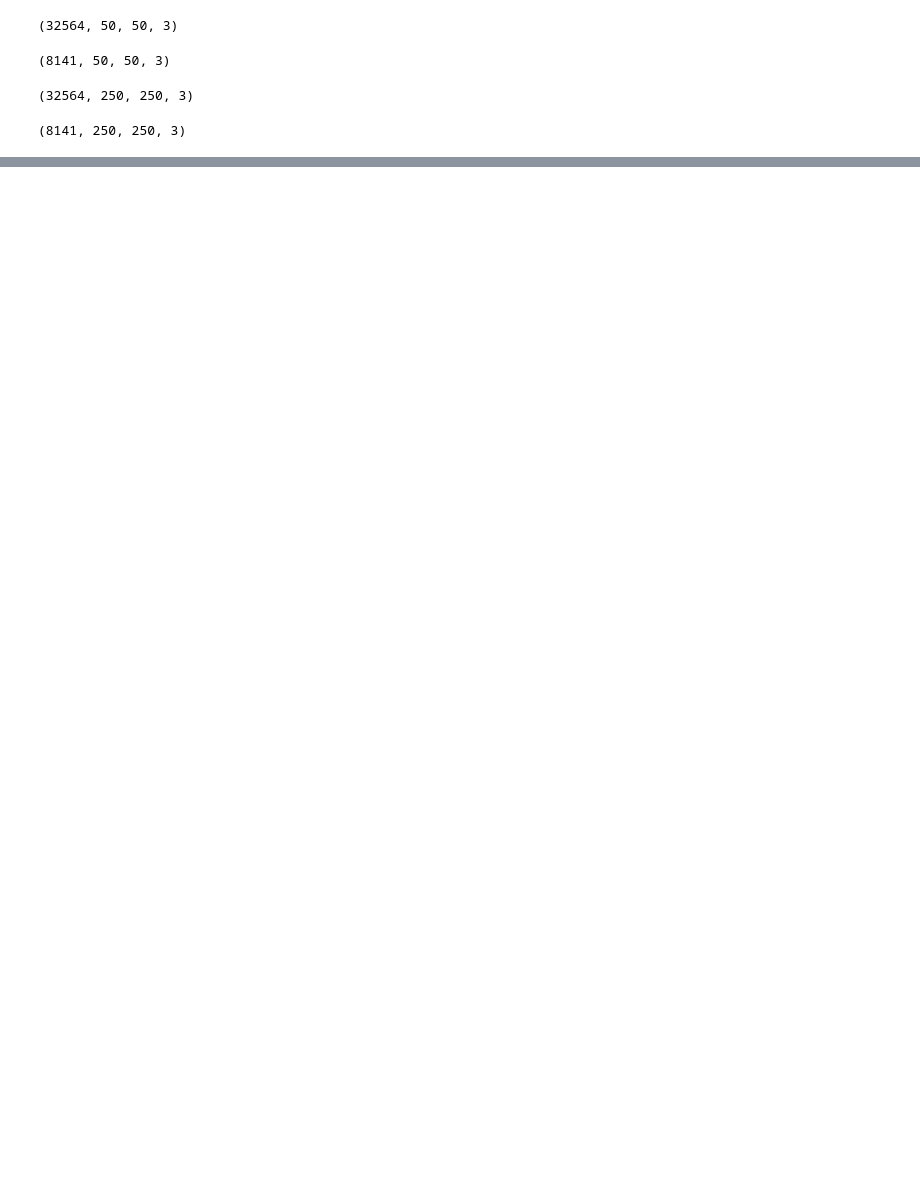
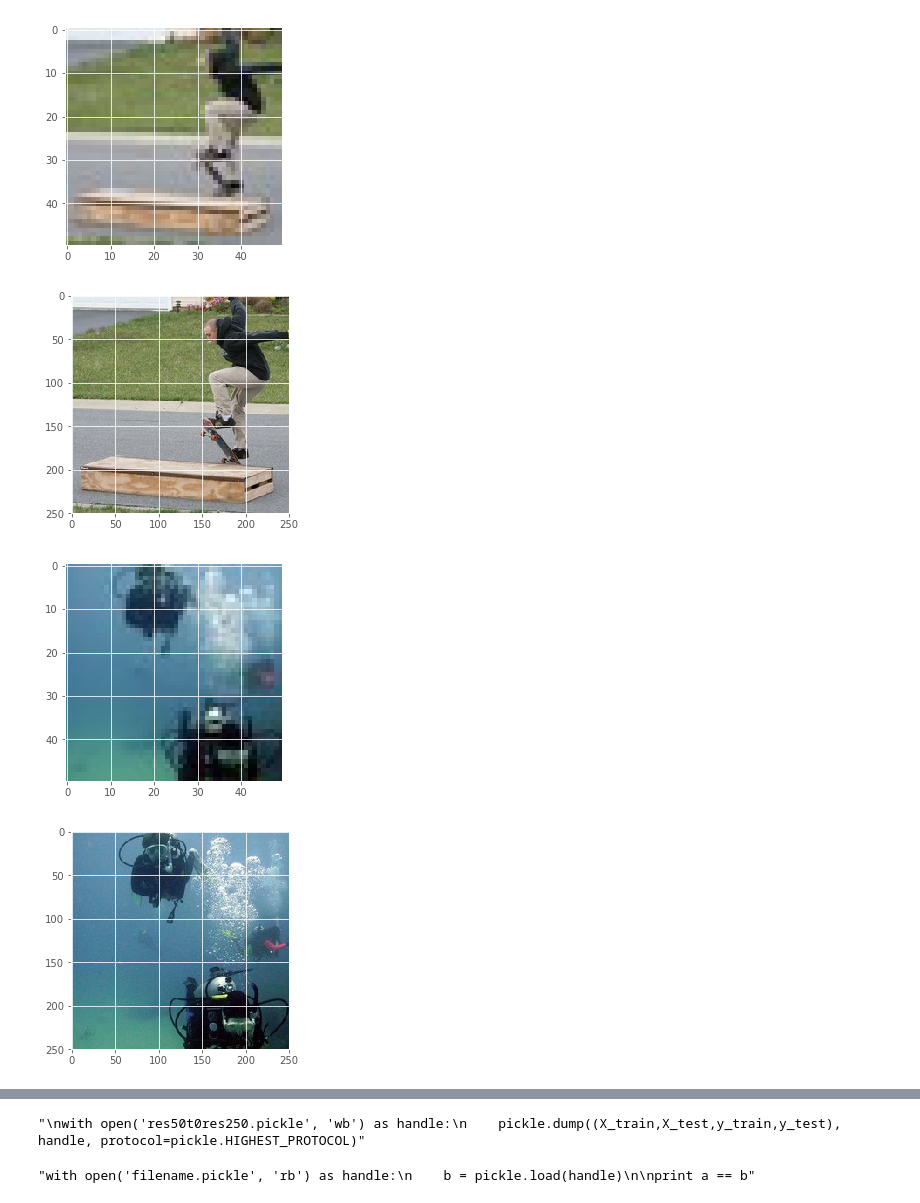
Before and after one commit to msarafzadeh/image-super-resolution, a Jupyter notebook: keras/Keras Unet.ipynb, the cells around one changed output, grey strips where cells are left out. Saved outputs shown, nothing was run; the diff lists cells and outputs as text; code cells hidden in the pictures; blank space fills up the shorter version.

Commit message:
loads images to memory and splits to test train, added function to display random images from sample

```diff
--- a/keras/Keras Unet.ipynb
+++ b/keras/Keras Unet.ipynb
@@ -92,2 +122,2 @@ def load_images(path_in,path_out):
 # %%
-X, y = load_images(path_in, path_out)
+X_train,X_test,y_train,y_test = load_images(path_in, path_out, .2)
@@ -133,16 +132,16 @@ train_idx, test_idx = idx[:numOfSamples], idx[numOfSamples:]
-# %%
-X_train.shape
-# %% [output]
-(32564, 50, 50, 3)
-# %%
-X_valid.shape
-# %% [output]
-(8141, 50, 50, 3)
-# %%
-y_train.shape
-# %% [output]
-(32564, 250, 250, 3)
-# %%
-y_valid.shape
-# %% [output]
-(8141, 250, 250, 3)
+# %%
+def PrintRandomImages(X,y,numItr,seed=0):
+    random.seed(seed)
+    for _ in range(0,numItr):
+        randImage = random.randint(0,len(X))
+        plt.imshow(X[randImage])
+        plt.show()
+        plt.imshow(y[randImage])
+        plt.show()
+# %%
+PrintRandomImages(X_train,y_train,5)
+# %% [output]
+[figure, added]
+[figure, added]
+[figure, added]
+[figure, added]
@@ -148,0 +154,13 @@ y_valid.shape
+# %%
+'''
+with open('res50t0res250.pickle', 'wb') as handle:
+    pickle.dump((X_train,X_test,y_train,y_test), handle, protocol=pickle.HIGHEST_PROTOCOL)'''
+# %% [output]
+"\nwith open('res50t0res250.pickle', 'wb') as handle:\n    pickle.dump((X_train,X_test,y_train,y_test), handle, protocol=pickle.HIGHEST_PROTOCOL)"
+# %%
+'''with open('filename.pickle', 'rb') as handle:
+    b = pickle.load(handle)
+
+print a == b'''
+# %% [output]
+"with open('filename.pickle', 'rb') as handle:\n    b = pickle.load(handle)\n\nprint a == b"
```
Also changed, not shown: parts of 13 cells of this notebook.
